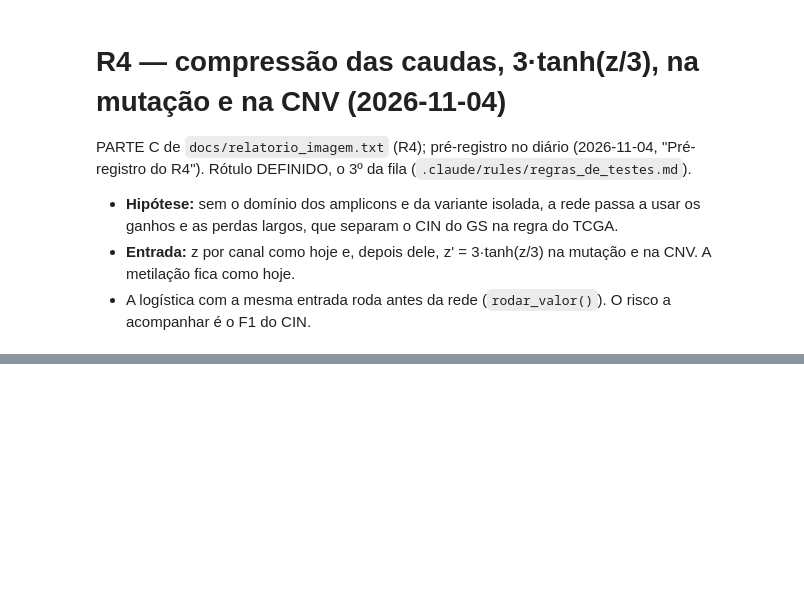
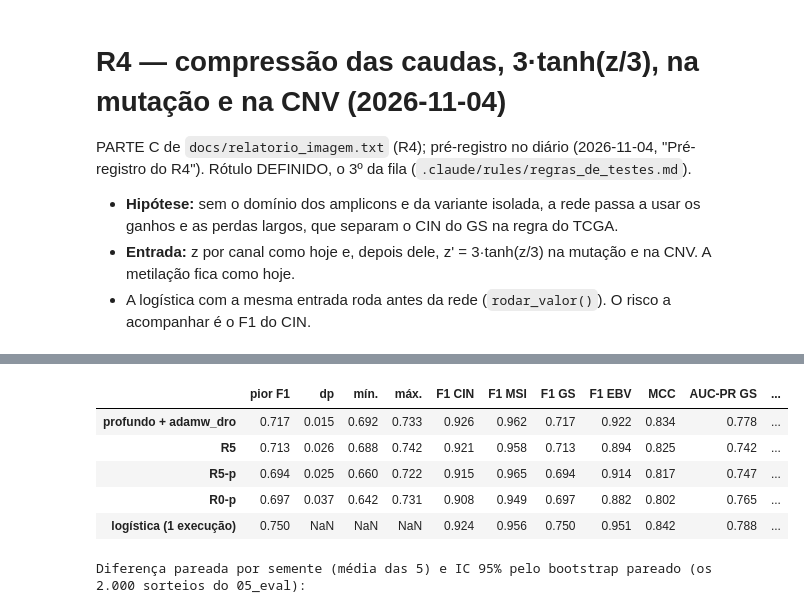
Before and after one commit to leocendino/imagens_de_cg_para_classificacao, a Jupyter notebook: notebooks/04_models.ipynb, the cells around one changed output, grey strips where cells are left out. Drawn from its saved outputs; the diff is of its cells as text; code cells hidden in the pictures; blank space fills up the shorter version.

```diff
--- a/notebooks/04_models.ipynb
+++ b/notebooks/04_models.ipynb
@@ -145,9 +173,14 @@ class F1MacroVal(keras.callbacks.Callback):
         self.x, self.y, self.f1s = x, y, []
 
     def on_epoch_end(self, epoch, logs=None):
-        self.f1s.append(f1_score(self.y, self.model.predict(self.x, verbose=0).argmax(axis=1), average="macro"))
+        yp = self.model.predict(self.x, verbose=0).argmax(axis=1)
+        self.f1s.append(f1_score(self.y, yp, average="macro"))
         logs["val_f1_macro"] = self.f1s[-1]
         log(f"    época {epoch + 1}: perda {logs['loss']:.3f} · F1 macro val {self.f1s[-1]:.3f}", tela=False)
+        if self.params["epochs"] > 1:  # os autotestes de 1 época ficam fora do log de acompanhamento
+            cm = matriz(self.y, yp)
+            pior, por_classe = texto_f1(cm)
+            acomp(f"  época {epoch + 1} · validação: macro {virgula(self.f1s[-1])} · {por_classe} · {pior} · CIN→GS {cm[0, 2]} · GS→CIN {cm[2, 0]}")
 
 
 def pesos_por_classe(y_):
@@ -1738,0 +1889,8 @@ Diferença (média das 5 sementes) e IC 95% pelo bootstrap pareado (os 2.000 sor
+# %%
+log("=== R5 e R5-p ===")
+t0 = time.time()
+for nome, sorteia in {"R5": False, "R5-p": True}.items():
+    for s in SEMENTES:
+        log(f"{nome}: semente {s}")
+        PO[(nome, s)] = rodar_o(nome, s, BASE, "ladrilhos", preparar=permutado(s) if sorteia else None, pasta=OOF_R)
+log(f"R5 e R5-p terminados em {(time.time() - t0) / 60:.0f} min")
@@ -1738,0 +1915,19 @@ Diferença (média das 5 sementes) e IC 95% pelo bootstrap pareado (os 2.000 sor
+# %%
+V5 = [BASE_R, "R5", "R5-p", "R0-p"]
+tab_5 = resumo(V5)
+tab_5["CIN → GS"] = [np.mean([cin_gs(PO[(v, s)]) for s in SEMENTES]) for v in V5] + [cin_gs(P_LOG)]
+tab_5["GS → CIN"] = [np.mean([gs_cin(PO[(v, s)]) for s in SEMENTES]) for v in V5] + [gs_cin(P_LOG)]
+tab_5.to_csv(RESULTS / "04_models_r5.csv")
+display(tab_5.round(3))
+
+comp5 = {"Perm(R5) = R5 − R5-p": ("R5", "R5-p"), "R5 − rede base": ("R5", BASE_R), "R5-p − R0-p": ("R5-p", "R0-p")}
+print("Diferença pareada por semente (média das 5) e IC 95% pelo bootstrap pareado (os 2.000 sorteios do 05_eval):")
+pd.DataFrame({n: {m: dif_media(pares(a, b), m) for m in MET} for n, (a, b) in comp5.items()}).T
+# %% [output]
+|  | pior F1 | dp | mín. | máx. | F1 CIN | F1 MSI | F1 GS | F1 EBV | MCC | AUC-PR GS | ... |
+| profundo + adamw_dro | 0.717 | 0.015 | 0.692 | 0.733 | 0.926 | 0.962 | 0.717 | 0.922 | 0.834 | 0.778 | ... |
+| R5 | 0.713 | 0.026 | 0.688 | 0.742 | 0.921 | 0.958 | 0.713 | 0.894 | 0.825 | 0.742 | ... |
+| R5-p | 0.694 | 0.025 | 0.660 | 0.722 | 0.915 | 0.965 | 0.694 | 0.914 | 0.817 | 0.747 | ... |
+| R0-p | 0.697 | 0.037 | 0.642 | 0.731 | 0.908 | 0.949 | 0.697 | 0.882 | 0.802 | 0.765 | ... |
+| logística (1 execução) | 0.750 | NaN | NaN | NaN | 0.924 | 0.956 | 0.750 | 0.951 | 0.842 | 0.788 | ... |
+Diferença pareada por semente (média das 5) e IC 95% pelo bootstrap pareado (os 2.000 sorteios do 05_eval):
```
Also changed, not shown: parts of 19 cells of this notebook, 1 other file.
